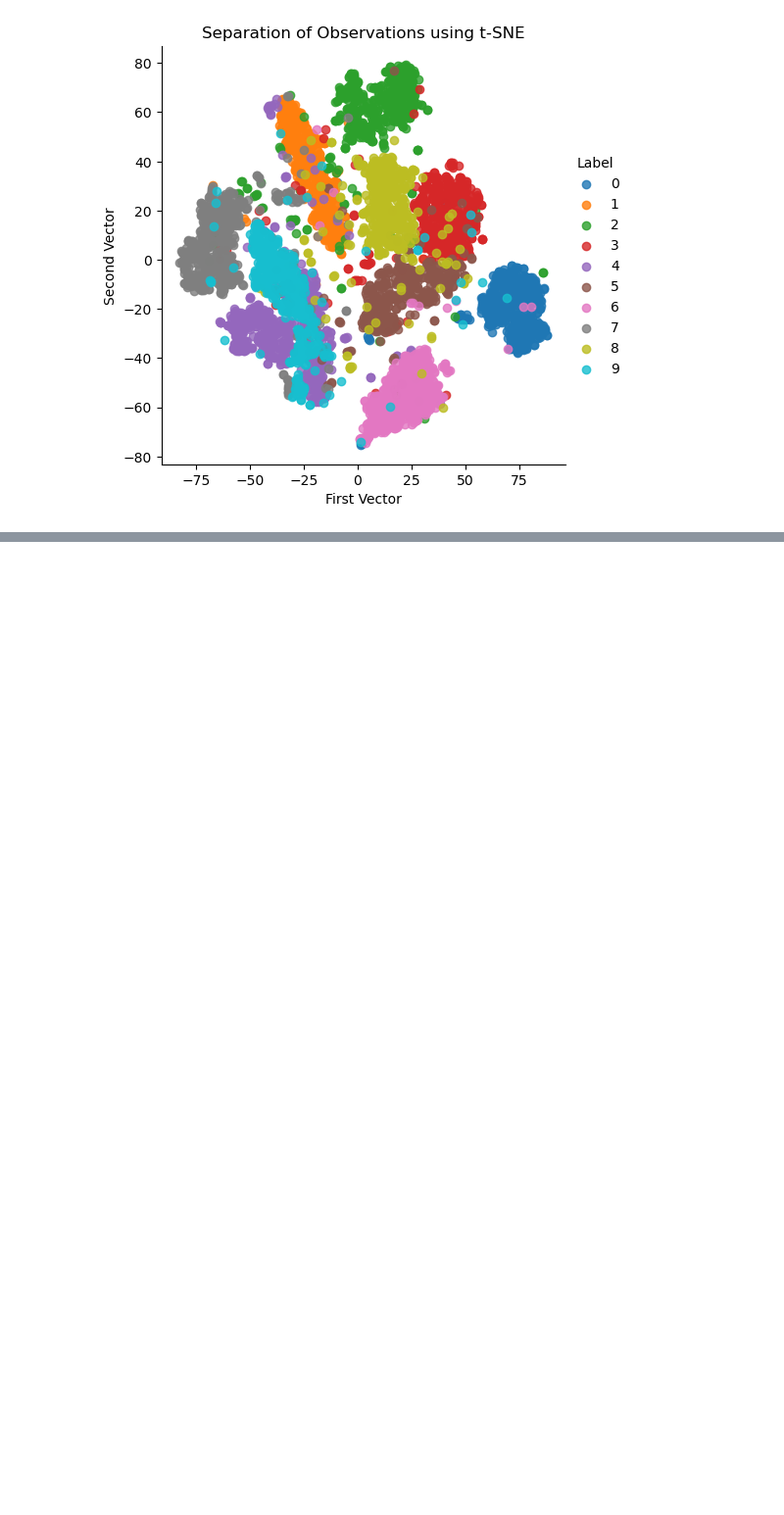
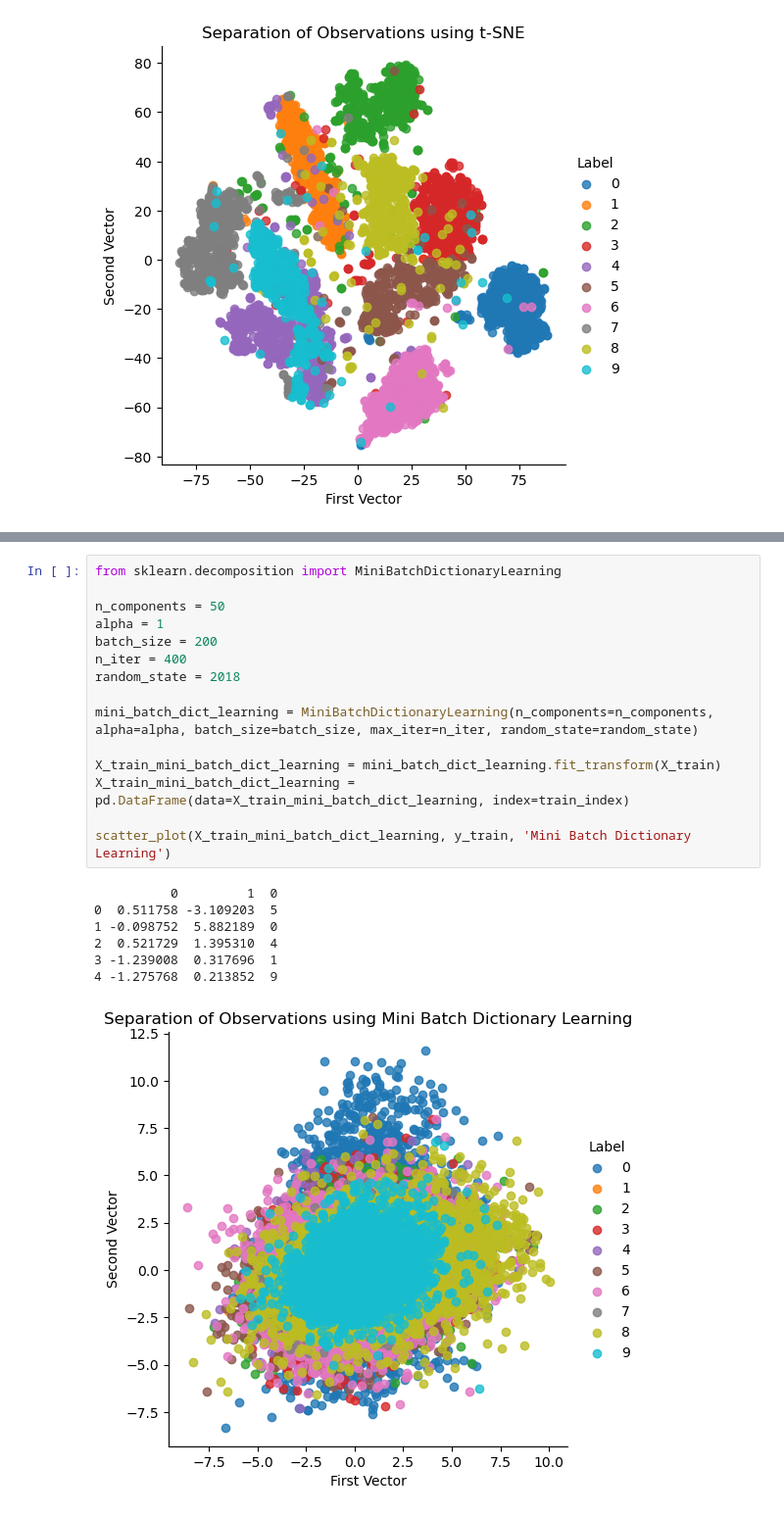
Before and after one commit to sankalp-happy/Unsupervised_Learning, a Jupyter notebook: dim_red.ipynb, the cells around one changed output, grey strips where cells are left out. Shown at 98% size. Saved outputs shown, nothing was run; the diff lists cells and outputs as text; blank space fills up the shorter version.

```diff
--- a/dim_red.ipynb
+++ b/dim_red.ipynb
@@ -360,0 +521,23 @@ scatter_plot(X_train_tSNE, y_train, 't-SNE')
+# %%
+from sklearn.decomposition import MiniBatchDictionaryLearning
+
+n_components = 50
+alpha = 1
+batch_size = 200
+n_iter = 400
+random_state = 2018
+
+mini_batch_dict_learning = MiniBatchDictionaryLearning(n_components=n_components, alpha=alpha, batch_size=batch_size, max_iter=n_iter, random_state=random_state)
+
+X_train_mini_batch_dict_learning = mini_batch_dict_learning.fit_transform(X_train)
+X_train_mini_batch_dict_learning = pd.DataFrame(data=X_train_mini_batch_dict_learning, index=train_index)
+
+scatter_plot(X_train_mini_batch_dict_learning, y_train, 'Mini Batch Dictionary Learning')
+# %% [output]
+          0         1  0
+0  0.511758 -3.109203  5
+1 -0.098752  5.882189  0
+2  0.521729  1.395310  4
+3 -1.239008  0.317696  1
+4 -1.275768  0.213852  9
+[figure, added]
```
Also changed, not shown: parts of 19 cells of this notebook, 1 other file.
